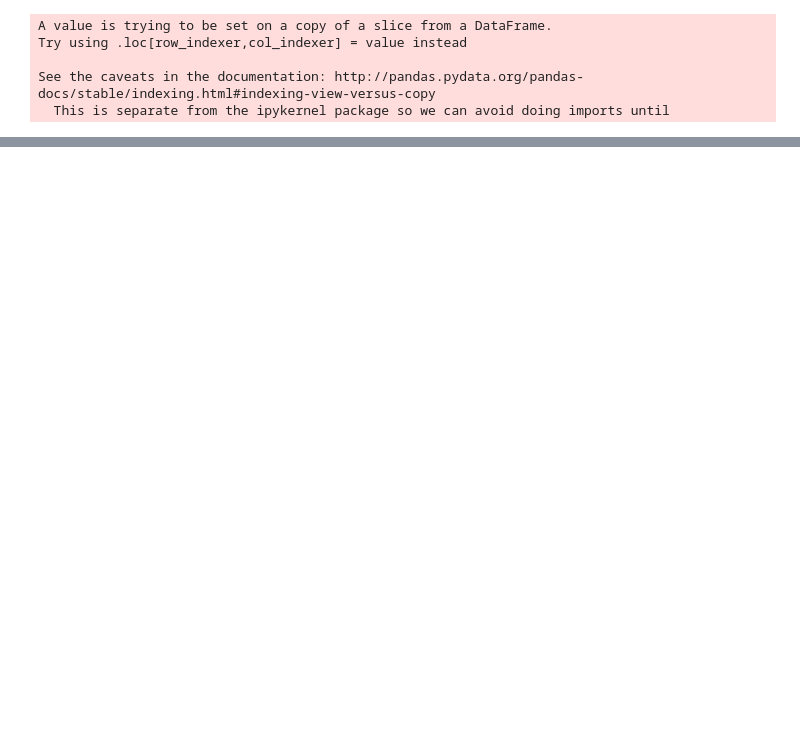
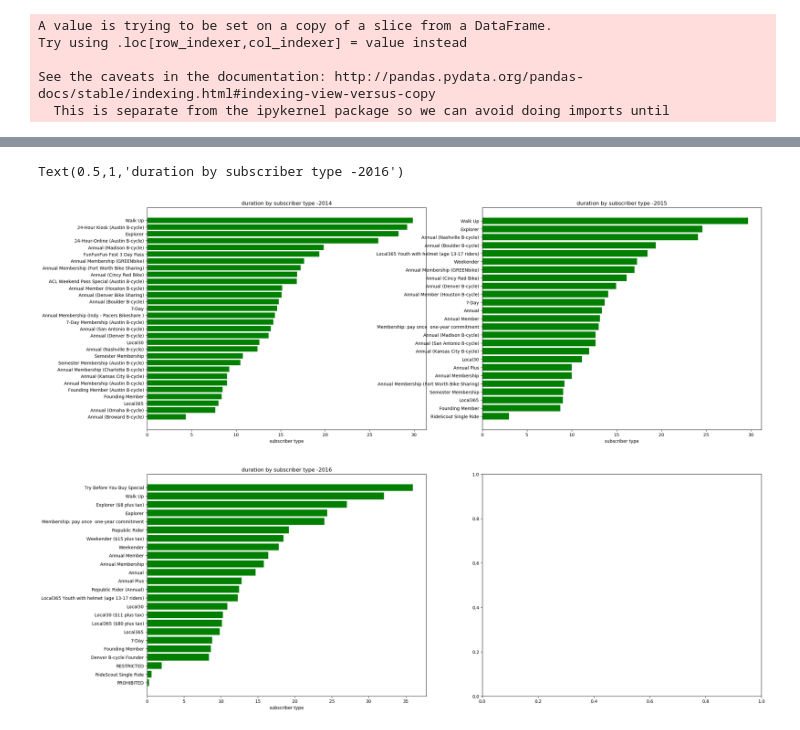
Before and after one commit to akhilesh-reddy/Strategy-consulting-for-bike-sharing, a Jupyter notebook: Group Project - EDA - Akhil.ipynb, the cells around one changed output, grey strips where cells are left out. Saved outputs shown, nothing was run; the diff lists cells and outputs as text; code cells hidden in the pictures; blank space fills up the shorter version.

```diff
--- a/Group Project - EDA - Akhil.ipynb
+++ b/Group Project - EDA - Akhil.ipynb
@@ -91,11 +104,4 @@ plot(duration['year'],duration['duration_minutes'],color = 'green',linestyle = '
 # %%
 # Average duration by subscriber types in 2017
-subs_type = pd.DataFrame(trip_data1[trip_data1['year'] == '2017'].groupby('subscriber_type')['duration_minutes'].mean().reset_index().\
+subs_type = pd.DataFrame(trip_data_cleaned.groupby(['year','subscriber_type'])['duration_minutes'].mean().reset_index().\
                          sort_values(by = 'duration_minutes',ascending = False))
-import matplotlib.pyplot as plt
-plt.rcParams['figure.figsize'] = [50, 20]
-plt.bar(subs_type['subscriber_type'],subs_type['duration_minutes'], align='center', alpha=0.5)
-plt.xticks(subs_type['subscriber_type'])
-plt.ylabel('duration')
-plt.title('duration by subscriber_type - 2017')
-plt.rcParams.update({'font.size': 30})
@@ -104,11 +107,0 @@ plt.rcParams.update({'font.size': 30})
-# %%
-plt.rcdefaults()
-fig, ax = plt.subplots()
-
-ax.barh(subs_type['subscriber_type'],subs_type['duration_minutes'], align='center',
-        color='green', ecolor='black')
-ax.set_yticks(subs_type['subscriber_type'])
-ax.set_yticklabels(subs_type['subscriber_type'])
-ax.invert_yaxis()  # labels read top-to-bottom
-ax.set_xlabel('subscriber type')
-ax.set_title('duration by subscriber type -2017')
@@ -151,0 +108,37 @@ folium_map
+# %%
+plt.rcdefaults()
+fig,((ax1,ax2),(ax3,ax4)) = subplots(nrows=2,
+                           ncols=2,
+                           sharey=False,
+                           figsize=(25, 20))
+
+subs_type_2014 = subs_type[subs_type['year'] == '2014']
+subs_type_2015 = subs_type[subs_type['year'] == '2015']
+subs_type_2016 = subs_type[subs_type['year'] == '2016']
+
+ax1.barh(subs_type_2014['subscriber_type'],subs_type_2014['duration_minutes'], align='center',
+        color='green', ecolor='black')
+ax1.set_yticks(subs_type_2014['subscriber_type'])
+ax1.set_yticklabels(subs_type_2014['subscriber_type'])
+ax1.invert_yaxis()  # labels read top-to-bottom
+ax1.set_xlabel('subscriber type')
+ax1.set_title('duration by subscriber type -2014')
+
+ax2.barh(subs_type_2015['subscriber_type'],subs_type_2015['duration_minutes'], align='center',
+        color='green', ecolor='black')
+ax2.set_yticks(subs_type_2015['subscriber_type'])
+ax2.set_yticklabels(subs_type_2015['subscriber_type'])
+ax2.invert_yaxis()  # labels read top-to-bottom
+ax2.set_xlabel('subscriber type')
+ax2.set_title('duration by subscriber type -2015')
+
+ax3.barh(subs_type_2016['subscriber_type'],subs_type_2016['duration_minutes'], align='center',
+        color='green', ecolor='black')
+ax3.set_yticks(subs_type_2016['subscriber_type'])
+ax3.set_yticklabels(subs_type_2016['subscriber_type'])
+ax3.invert_yaxis()  # labels read top-to-bottom
+ax3.set_xlabel('subscriber type')
+ax3.set_title('duration by subscriber type -2016')
+# %% [output]
+Text(0.5,1,'duration by subscriber type -2016')
+[figure, added]
```
Also changed, not shown: parts of 15 cells of this notebook.
